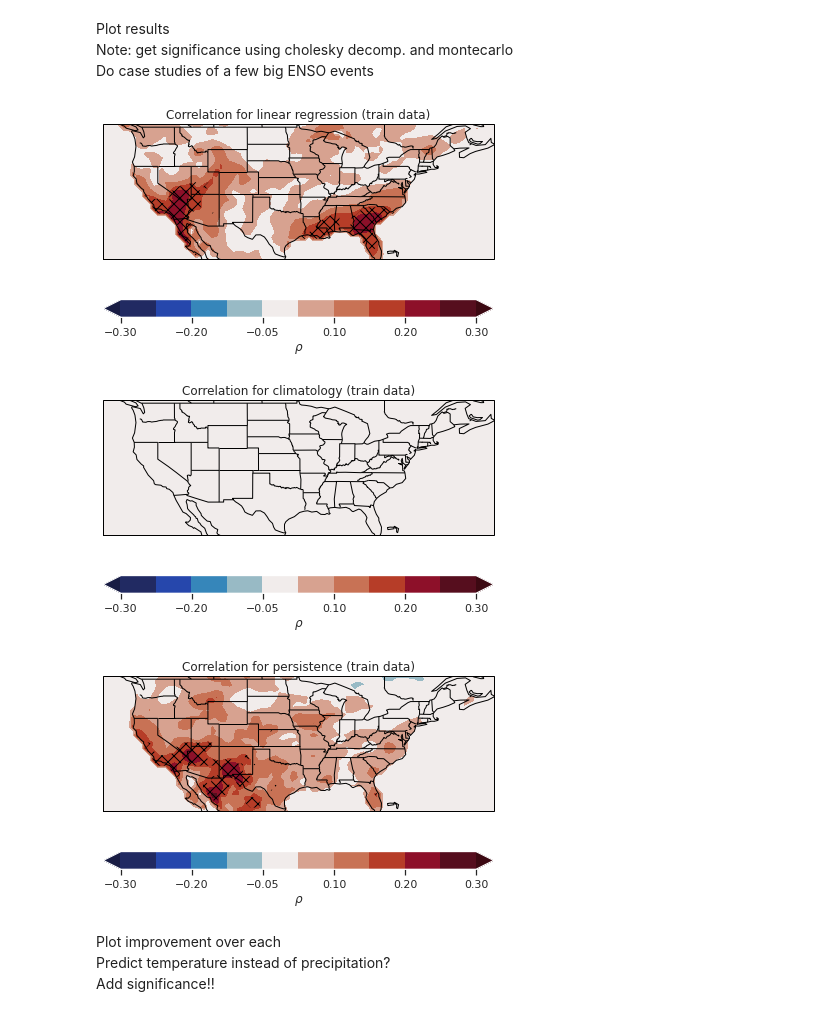
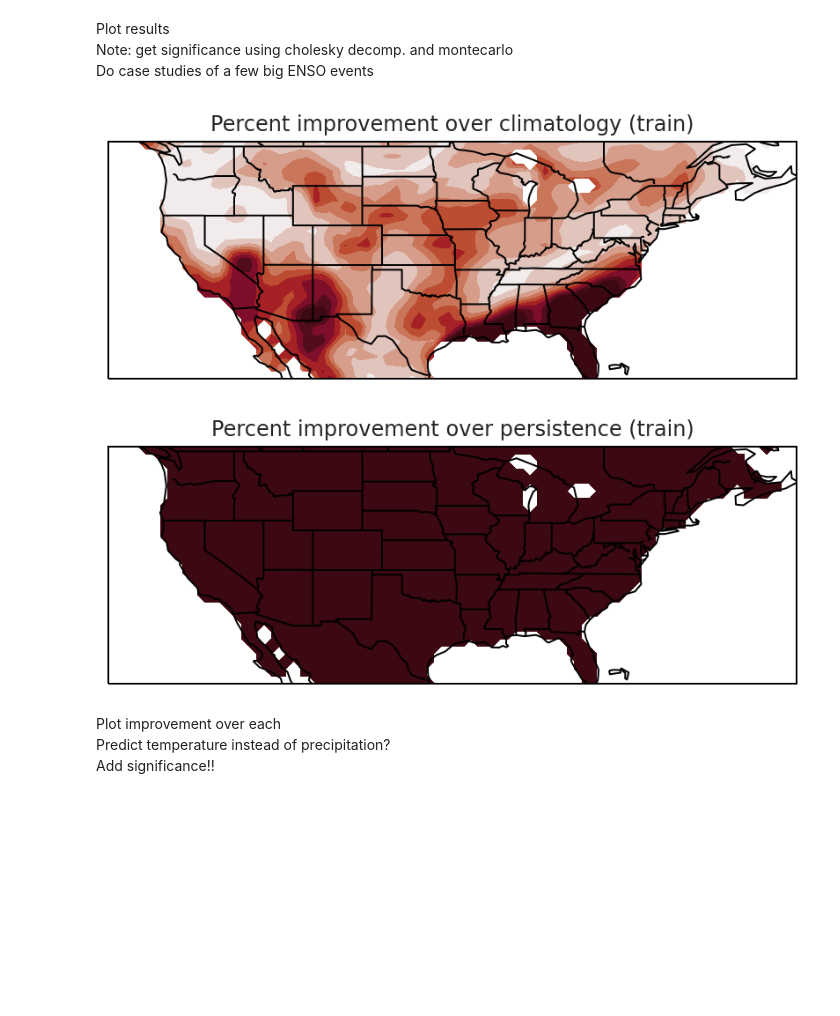
Before and after one commit to ktcarr/12.805, a Jupyter notebook: mjo-analysis_era-interim.ipynb, the cells around one changed output. Saved outputs shown, nothing was run; the diff lists cells and outputs as text; code cells hidden in the pictures; blank space fills up the shorter version.

```diff
--- a/mjo-analysis_era-interim.ipynb
+++ b/mjo-analysis_era-interim.ipynb
@@ -16,6 +16,8 @@ import numpy as np
 from numpy.linalg import inv
 import pandas as pd
 import matplotlib.pyplot as plt
+plt.rcParams['figure.dpi'] = 144 # set resolution
+plt.rcParams["figure.autolayout"] = True # prevent axes from being cutoff
 import seaborn as sns
 sns.set()
 from multiprocessing import Pool
@@ -806,10 +825,10 @@ Note: get significance using cholesky decomp. and montecarlo
 Do case studies of a few big ENSO events
 # %%
 data_type   = 'train'
-PLOT_IMPROV = False
+PLOT_IMPROV = True
 PLOT_COEF   = False
 PLOT_ERROR  = False
-PLOT_CORR   = True
+PLOT_CORR   = False
 weighted    = True
 
 lon = test['out'].n.unstack('n').longitude # longitude/latitudes for plotting
@@ -821,50 +840,53 @@ if PLOT_CORR:
         c = corrs[model][data_type]
         sig = get_sig(c).astype('float')
         cp = ax.contourf(lon, lat, c.reshape(len(lat),len(lon)), cmap='cmo.balance',
-                         levels=[-.3,-.25,-.2,-.1,-.05,.05,.1,.15,.2,.25,.3], extend='both')
+                         levels=[-.5,-.45,-.4,-.35,-.3,-.25,-.2,-.1,-.05,.05,.1,.15,.2,.25,.3,.35,.4,.45,.5],
+                         extend='both')
         h = ax.contourf(lon, lat, sig.reshape(len(lat),len(lon)), hatches=[None,None,'xx'],colors='none',
                        extend='both', levels=[.25, .75])
         ax.set_title(f'Correlation for {name} ({data_type} data)')
-        cb = fig.colorbar(cp, orientation='horizontal', label=r'$\rho$')
+        if model=='per':
+            cb = fig.colorbar(cp, orientation='horizontal', label=r'$\rho$')
         plt.show()
 
 if PLOT_IMPROV: # Improvement over climatology
     var = dict() # get variance of data to standardize plots
     eps = np.finfo(np.double).eps
     var['train'] = np.var(y_train,axis=0) + eps # avoid numerical div-by-0 errors
     var['test']  = np.var(y_test, axis=0) + eps
 
-    fig,ax = utils.plot_setup(plot_range = [lon[0],lon[-1],lat[0],lat[-1]])
-    improv = 100*(mses['clim'][data_type][0] - mses['model'][data_type][0]) / mses['clim'][data_type][0]
-    cp = ax.contourf(lon, lat, improv.reshape(len(lat), len(lon)),
-                    cmap='cmo.balance', levels=np.array([-5,-4,-3,-2,-1,1,2,3,4,5]), extend='both')
-    ax.set_title(f'Percent improvement over climatology ({data_type})')
-    cb = fig.colorbar(cp, orientation='horizontal', label='% improvement')
-    plt.show()
+    for model,name in list(zip(['clim','per'], ['climatology','persistence'])):
+        fig,ax = utils.plot_setup(plot_range = [lon[0],lon[-1],lat[0],lat[-1]])
+        improv = 100*(mses[model][data_type][0] - mses['model'][data_type][0]) / mses[model][data_type][0]
+        cp = ax.contourf(lon, lat, improv.reshape(len(lat), len(lon)),
+                        cmap='cmo.balance', levels=np.linspace(-10,10,16), extend='both')
+        ax.set_title(f'Percent improvement over {name} ({data_type})')
+#         cb = fig.colorbar(cp, orientation='horizontal', label='% improvement')
+        plt.show()
 
 if PLOT_COEF: # plot coefficients for each variable
     for idx, name in list(zip([0,1,2], ['RMM1','RMM2','ONI'])):
         fig,ax = utils.plot_setup(plot_range = [lon[0],lon[-1],lat[0],lat[-1]])
         cp = ax.contourf(lon, lat, x[idx,:].reshape(len(lat),len(lon)),
-                        cmap='cmo.balance', levels=np.arange(-7,9,2), extend='both')
+                        cmap='cmo.balance', levels=np.linspace(-5,5,16), extend='both')
         ax.set_title(f'Coefficient for {name}')
-        cb = fig.colorbar(cp, orientation='horizontal', label='Coefficient')
+#         if name=='ONI':
+        cb = fig.colorbar(cp, orientation='horizontal', label=f'(mm precip) per (std dev. of {name})')
         plt.show()
 
 if PLOT_ERROR: # Plot errors for each
     levels = np.linspace(.95,1.05,15) if weighted else 15
     for model in ['model','clim','per']:
         fig,ax = utils.plot_setup(plot_range = [lon[0],lon[-1],lat[0],lat[-1]])
         error = mses[model][data_type][0] / (var[data_type] if weighted else 1)
         cp = ax.contourf(lon, lat, error.reshape(len(lat),len(lon)),
                          cmap='cmo.amp', levels=levels, extend='both')
         ax.set_title(f'MSE for {model}')
         cb = fig.colorbar(cp, orientation='horizontal', label='MSE')
         plt.show()
 # %% [output]
-[figure, old version]
+[figure, new version]
-[figure, old version]
+[figure, new version]
-[figure, removed]
 # %% [markdown]
 Plot improvement over each
 Predict temperature instead of precipitation?
```
Also changed, not shown: parts of 16 cells of this notebook.
